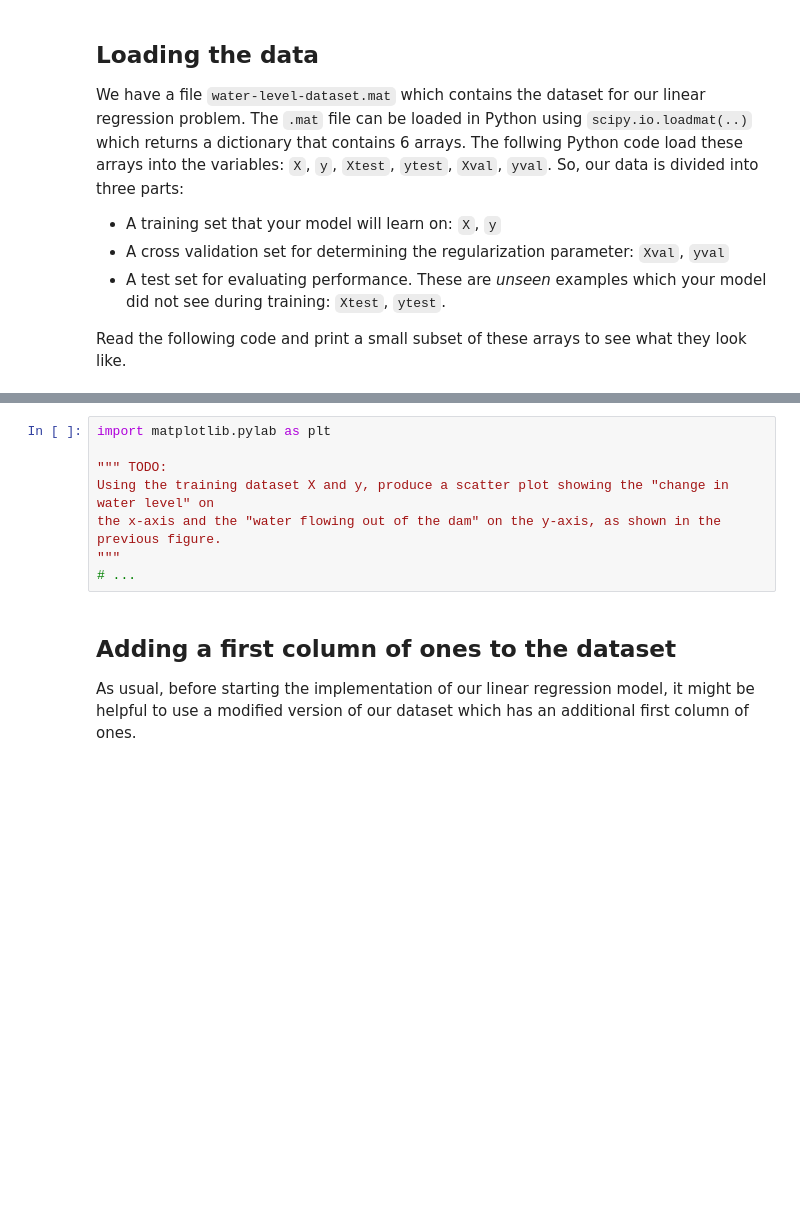
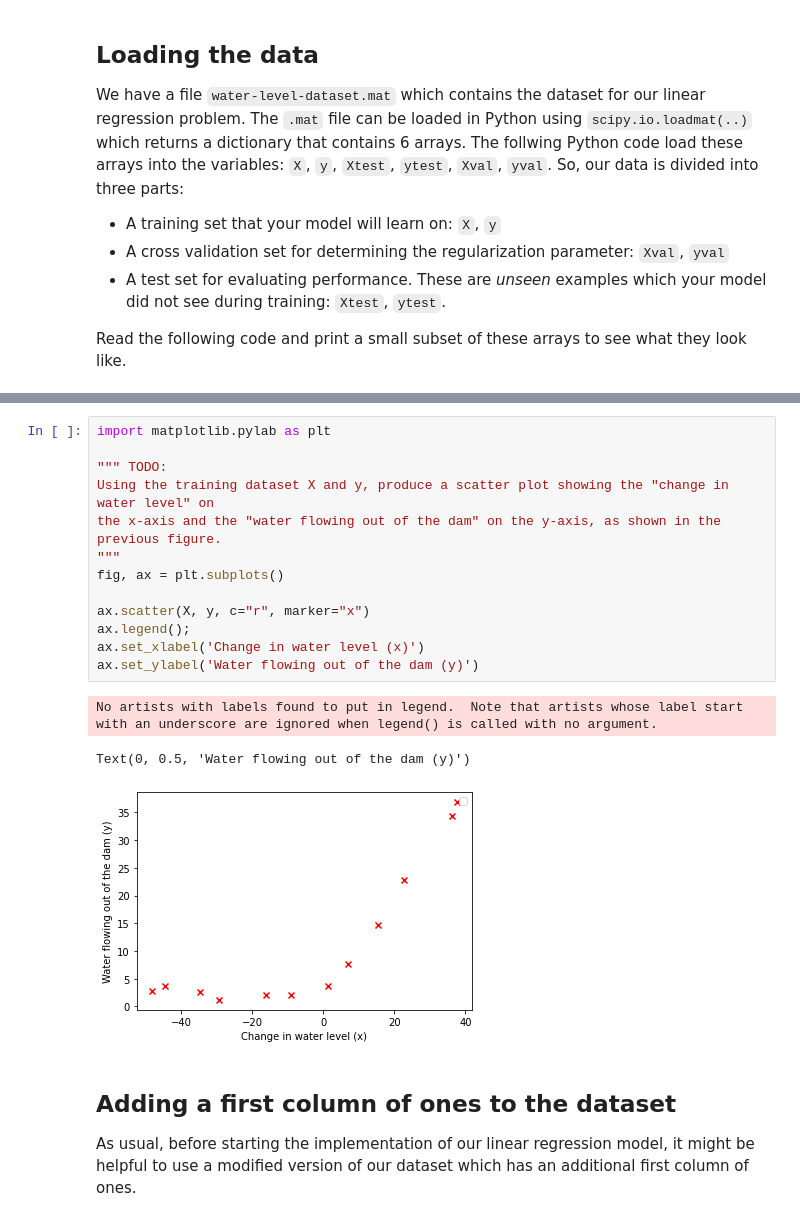
Before and after one commit to tobiaspihlqvist/machine_learning_halmstad_course, a Jupyter notebook: Lab 4 and 5 - Generalization/Lab 5 - Part A - Regularized Linear Regression.ipynb, the cells around one changed output, grey strips where cells are left out. Drawn from its saved outputs; the diff is of its cells as text; blank space fills up the shorter version.

```diff
--- a/Lab 4 and 5 - Generalization/Lab 5 - Part A - Regularized Linear Regression.ipynb
+++ b/Lab 4 and 5 - Generalization/Lab 5 - Part A - Regularized Linear Regression.ipynb
@@ -44,11 +68,20 @@ We will begin by visualizing the dataset containing historical records on the ch
 # %%
 import matplotlib.pylab as plt
 
 """ TODO:
 Using the training dataset X and y, produce a scatter plot showing the "change in water level" on
 the x-axis and the "water flowing out of the dam" on the y-axis, as shown in the previous figure.
 """
-# ...
+fig, ax = plt.subplots()
+
+ax.scatter(X, y, c="r", marker="x")
+ax.legend();
+ax.set_xlabel('Change in water level (x)')
+ax.set_ylabel('Water flowing out of the dam (y)')
+# %% [output]
+No artists with labels found to put in legend.  Note that artists whose label start with an underscore are ignored when legend() is called with no argument.
+Text(0, 0.5, 'Water flowing out of the dam (y)')
+[figure, added]
 # %% [markdown]
 ## Adding a first column of ones to the dataset
 As usual, before starting the implementation of our linear regression model, it might be helpful to use a modified version of our dataset which has an additional first column of ones.
```
Also changed, not shown: parts of 9 cells of this notebook, 1 other file.
